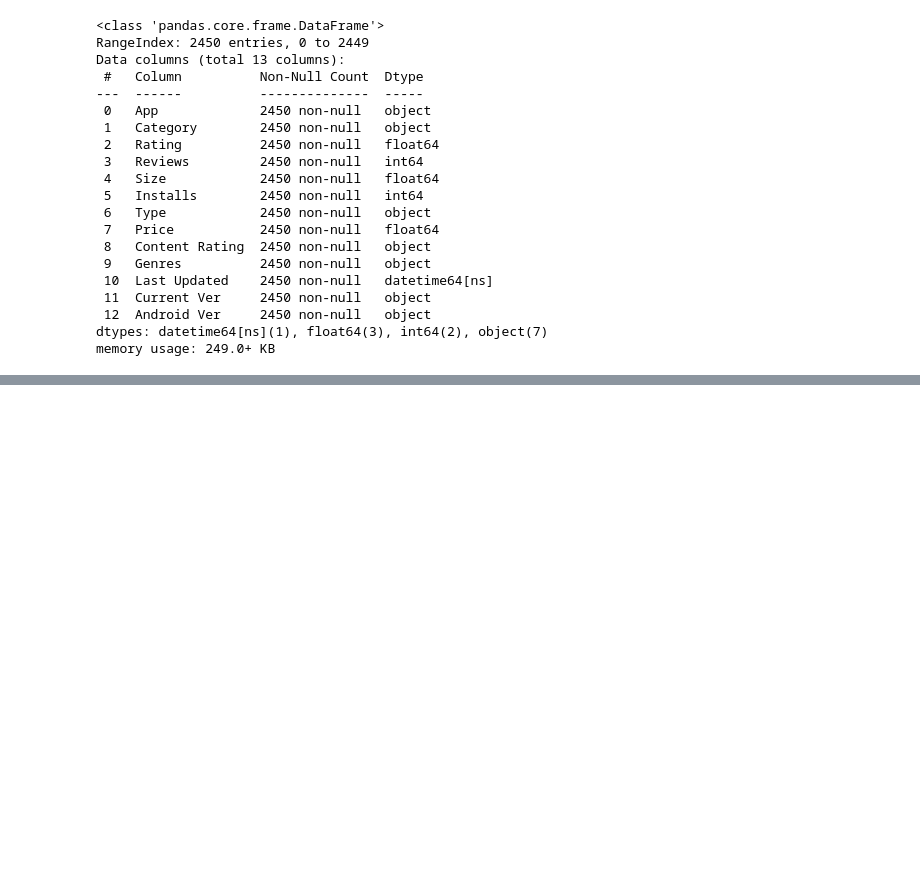
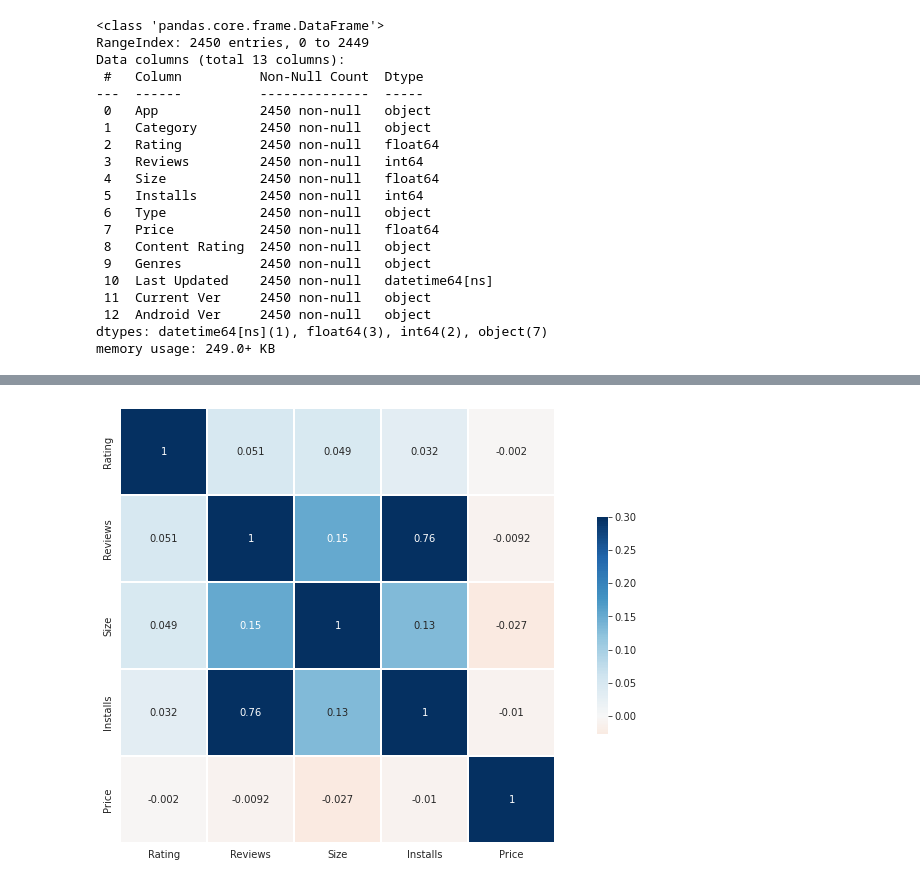
Before and after one commit to sameersat96/Play-store-data-analysis, a Jupyter notebook: first_step_.ipynb, the cells around one changed output, grey strips where cells are left out. Cells and saved outputs as stored; diff of their text form; code cells hidden in the pictures; blank space fills up the shorter version.

```diff
--- a/first_step_.ipynb
+++ b/first_step_.ipynb
@@ -511,0 +547,3 @@ memory usage: 249.0+ KB
+# %%
+corr=play_store_df.corr()
+corr
@@ -511,0 +557,10 @@ memory usage: 249.0+ KB
+# %%
+#plot heatmap
+cmap = sns.diverging_palette(230, 20, as_cmap=True)
+
+sns.heatmap(corr,  vmax=.3, center=0, cmap="RdBu",annot=True,
+            square=True, linewidths=.5, cbar_kws={"shrink": .5})
+
+plt.gcf().set_size_inches(15, 8)
+# %% [output]
+[figure, added]
```
Also changed, not shown: parts of 12 cells of this notebook.
